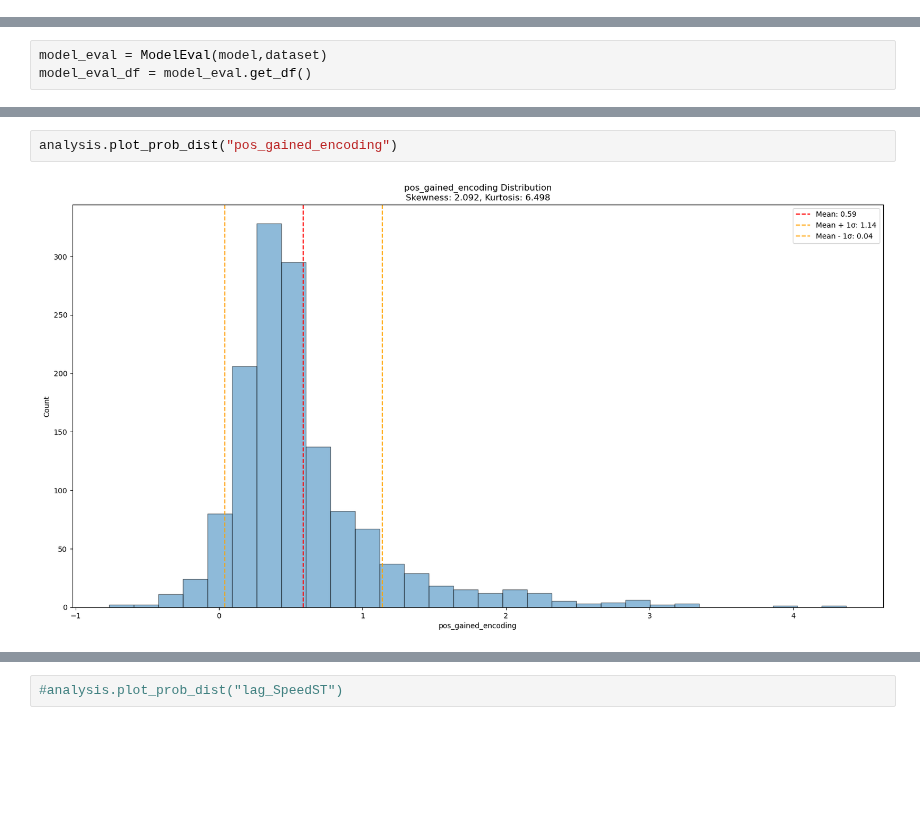
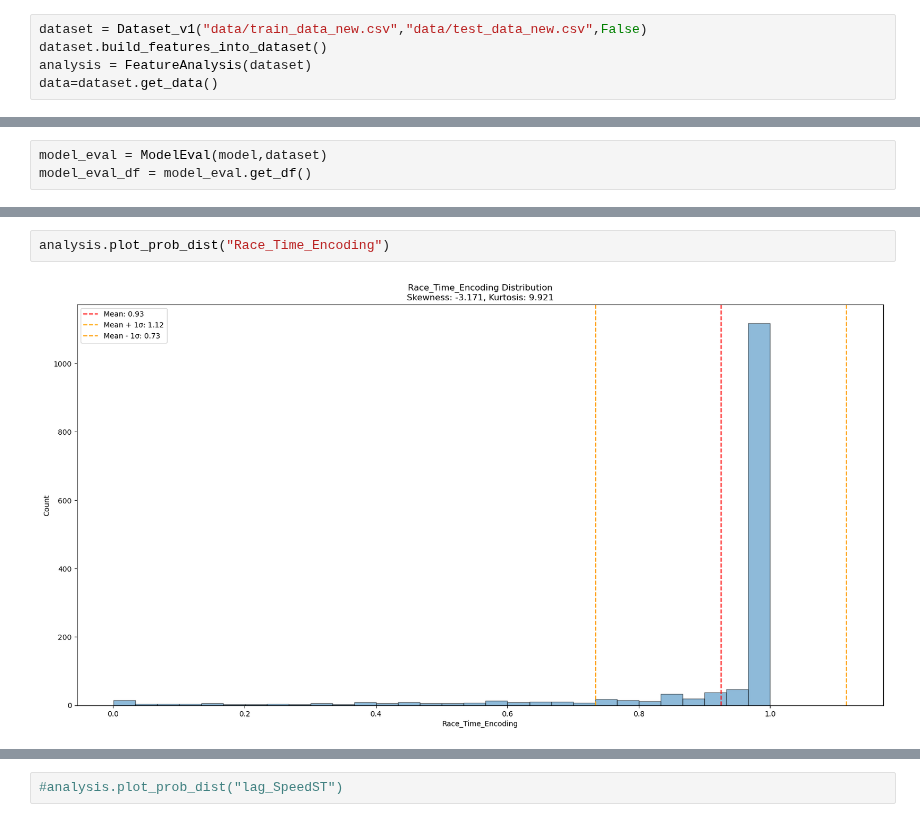
Before and after one commit to rohank36/f1, a Jupyter notebook: experiment.ipynb, the cells around one changed output, grey strips where cells are left out. Drawn from its saved outputs; the diff is of its cells as text; blank space fills up the shorter version.

```diff
--- a/experiment.ipynb
+++ b/experiment.ipynb
@@ -7,0 +12,5 @@ import numpy as np
+# %%
+dataset = Dataset_v1("data/train_data_new.csv","data/test_data_new.csv",False)
+dataset.build_features_into_dataset()
+analysis = FeatureAnalysis(dataset)
+data=dataset.get_data()
@@ -225,6 +210,6 @@ Index(['DriverNumber', 'BroadcastName', 'TeamName', 'Round_Number', 'Country',
 # %%
-analysis.plot_prob_dist("pos_gained_encoding")
+analysis.plot_prob_dist("Race_Time_Encoding")
 # %% [output]
-[figure, old version]
+[figure, new version]
 # %%
 analysis.plot_prob_dist("driver_encoding")
```
Also changed, not shown: parts of 27 cells of this notebook, 7 other files.
